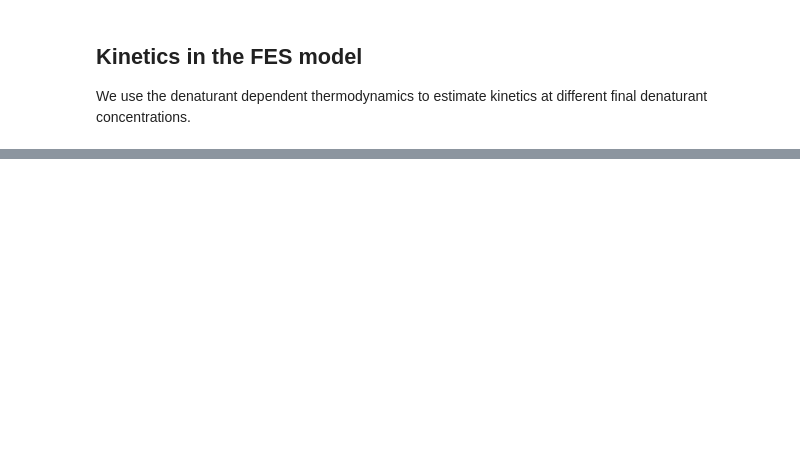
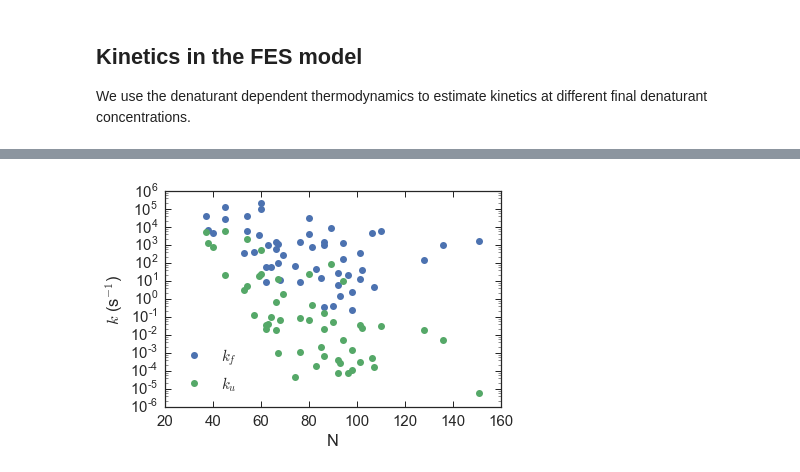
Before and after one commit to daviddesancho/PREFUR, a Jupyter notebook: examples/free_energy_predict.ipynb, the cells around one changed output, grey strips where cells are left out. Cells and saved outputs as stored; diff of their text form; code cells hidden in the pictures; blank space fills up the shorter version.

```diff
--- a/examples/free_energy_predict.ipynb
+++ b/examples/free_energy_predict.ipynb
@@ -77,0 +79,10 @@ FES.nat[71]
+# %%
+fig, ax = plt.subplots()
+ax.semilogy(DataBase.Size, DataBase.kfexp, 'o', label=r'$k_f$')
+ax.semilogy(DataBase.Size, DataBase.kuexp, 'o', label=r'$k_u$')
+ax.set_xlabel('N')
+ax.set_ylabel(r'$k$ (s$^{-1}$) ')
+ax.legend(loc=3)
+plt.tight_layout()
+# %% [output]
+[figure, added]
```
Also changed, not shown: parts of 7 cells of this notebook.
